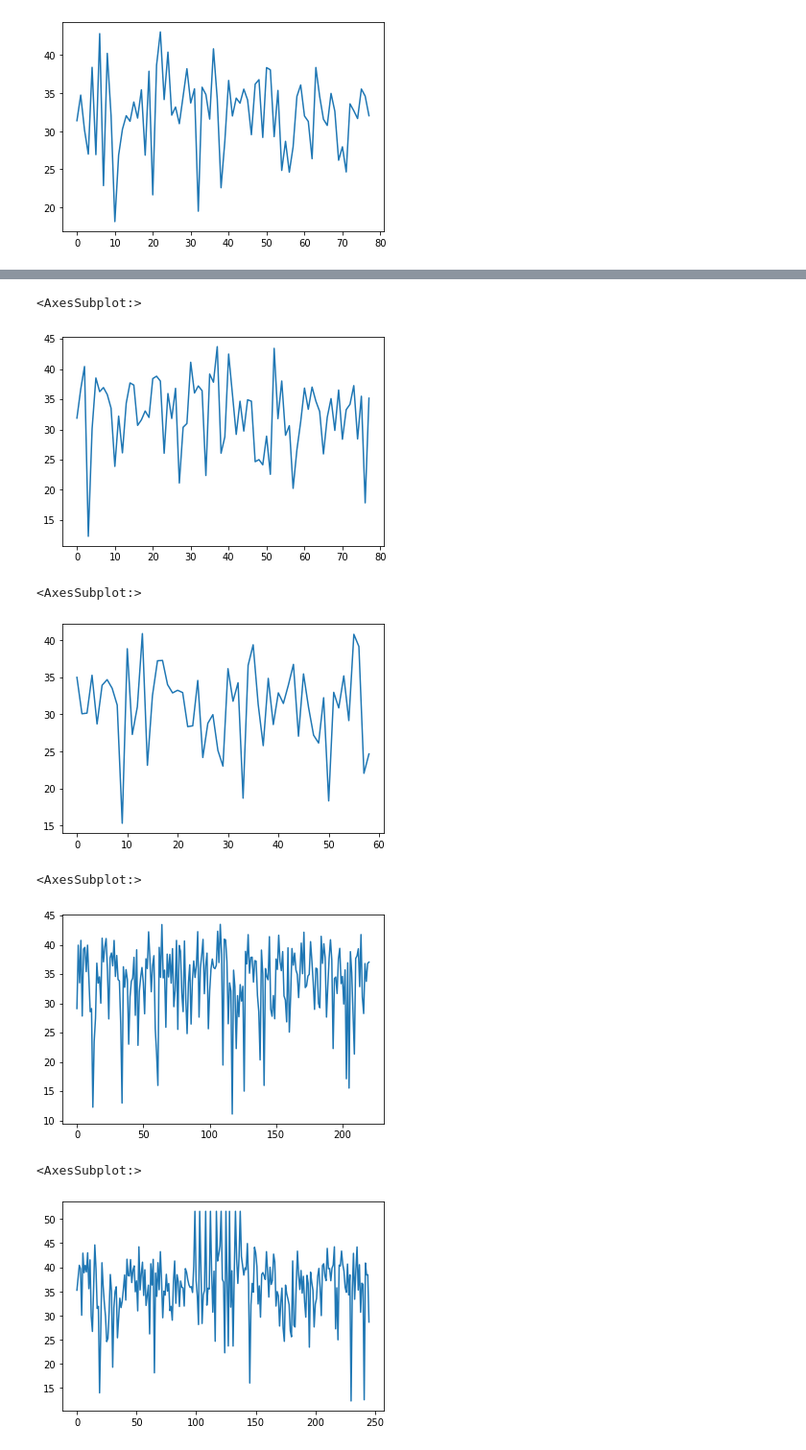
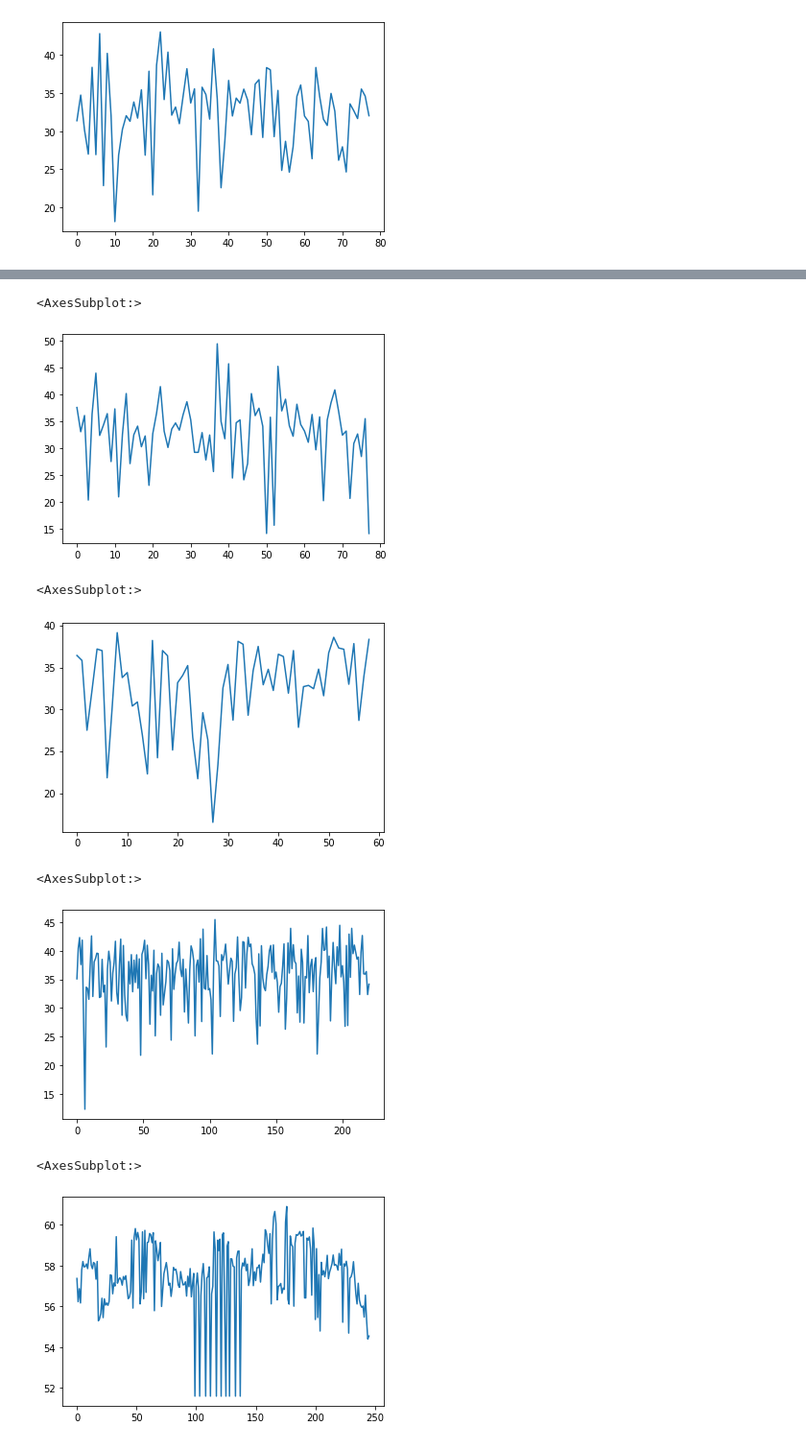
Before and after one commit to srk-practicum/2022-knu-wmi, a Jupyter notebook: LinePlot(subcarrier).ipynb, the cells around one changed output, grey strips where cells are left out. Shown: that part at 96% size. Saved outputs shown, nothing was run; the diff lists cells and outputs as text; code cells hidden in the pictures.

Commit message:
LinePlot(subcarrier)

```diff
--- a/LinePlot(subcarrier).ipynb
+++ b/LinePlot(subcarrier).ipynb
@@ -8,26 +13,26 @@ csi_matrix.iloc[:,1].plot.line(legend=False)
 # %%
 csi_matrix = pd.DataFrame(pd.read_csv("files_csv/hand_circle/hand_circle_1.csv"))
-csi_matrix.iloc[:,1].plot.line(legend=False)
+csi_matrix.iloc[:,2].plot.line(legend=False)
 # %% [output]
 <AxesSubplot:>
-[figure, old version]
+[figure, new version]
 # %%
 csi_matrix = pd.DataFrame(pd.read_csv("files_csv/hand_right/hand_right_1.csv"))
-csi_matrix.iloc[:,1].plot.line(legend=False)
+csi_matrix.iloc[:,3].plot.line(legend=False)
 # %% [output]
 <AxesSubplot:>
-[figure, old version]
+[figure, new version]
 # %%
 csi_matrix = pd.DataFrame(pd.read_csv("files_csv/nothing/nothing_3.csv"))
-csi_matrix.iloc[:,1].plot.line(legend=False)
+csi_matrix.iloc[:,4].plot.line(legend=False)
 # %% [output]
 <AxesSubplot:>
-[figure, old version]
+[figure, new version]
 # %%
 csi_matrix = pd.DataFrame(pd.read_csv("files_csv/smoking/smoking_1.csv"))
-csi_matrix.iloc[:,1].plot.line(legend=False)
+csi_matrix.iloc[:,5].plot.line(legend=False)
 # %% [output]
 <AxesSubplot:>
-[figure, old version]
+[figure, new version]
 # %%
 csi_matrix = pd.DataFrame(pd.read_csv("files_csv/walking_along/walking_along_1.csv"))
```
Also changed, not shown: parts of 3 cells of this notebook.
